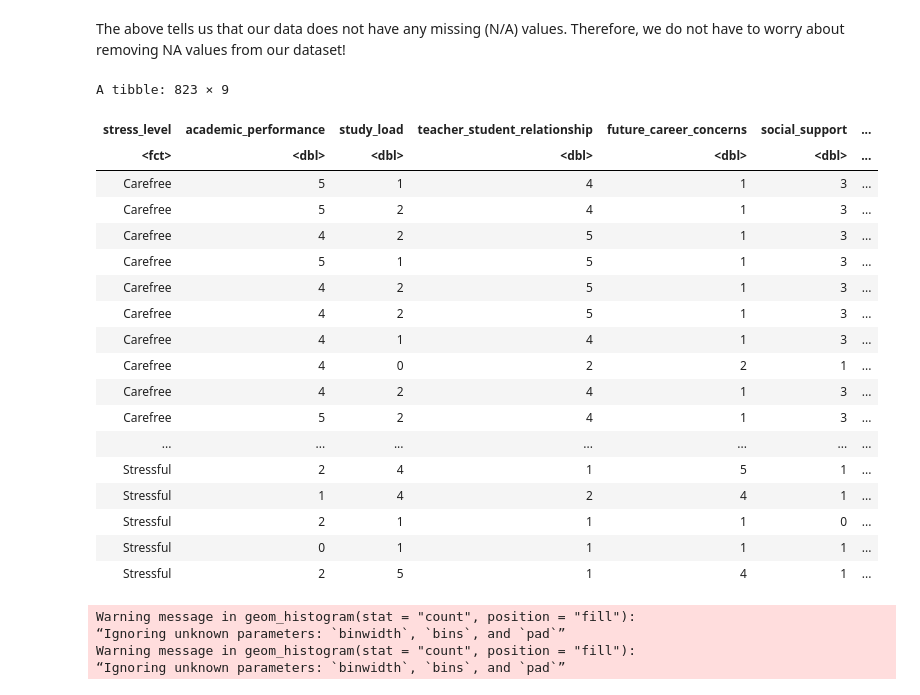
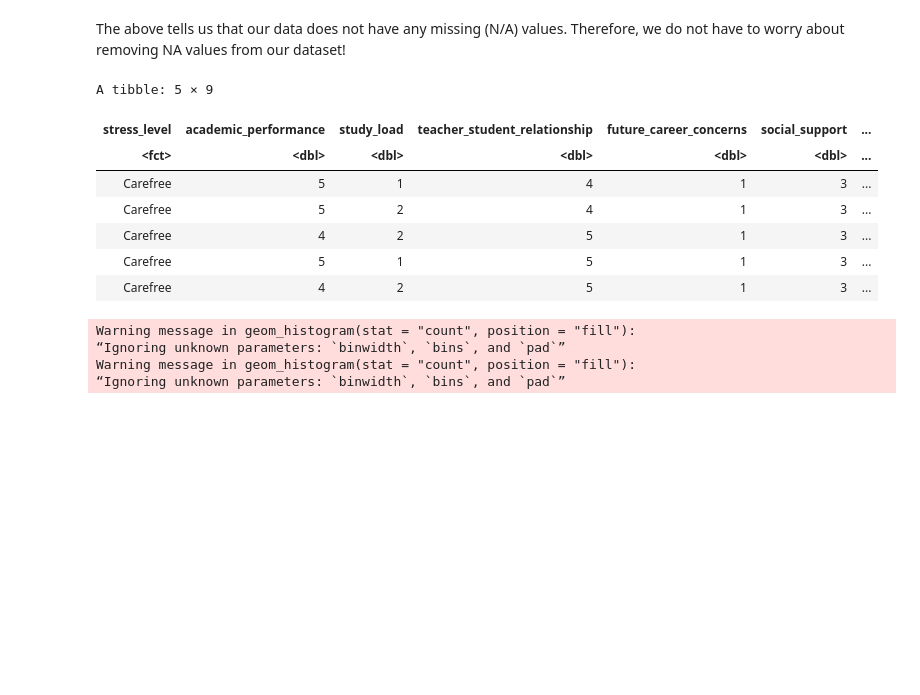
Before and after one commit to Ivvvyyan/dsci-group-11, a Jupyter notebook: V2.ipynb, the cells around one changed output. Saved outputs shown, nothing was run; the diff lists cells and outputs as text; code cells hidden in the pictures; blank space fills up the shorter version.

```diff
--- a/V2.ipynb
+++ b/V2.ipynb
@@ -103,30 +100,21 @@ select(stress_level, academic_performance, study_load,
        bullying)
 # %%
 #Splitting the data into training and testing set.
+set.seed(12345)
+
 stress_split <- initial_split(stress_selected, prop = 0.75, strata = stress_level)
 stress_training <- training(stress_split)
 stress_testing <- testing(stress_split)
-stress_training
+head(stress_training, n = 5)
 # %% [output]
-A tibble: 823 × 9
+A tibble: 5 × 9
 | stress_level | academic_performance | study_load | teacher_student_relationship | future_career_concerns | social_support | ... |
 | <fct> | <dbl> | <dbl> | <dbl> | <dbl> | <dbl> | ... |
 | Carefree | 5 | 1 | 4 | 1 | 3 | ... |
 | Carefree | 5 | 2 | 4 | 1 | 3 | ... |
 | Carefree | 4 | 2 | 5 | 1 | 3 | ... |
 | Carefree | 5 | 1 | 5 | 1 | 3 | ... |
 | Carefree | 4 | 2 | 5 | 1 | 3 | ... |
-| Carefree | 4 | 2 | 5 | 1 | 3 | ... |
-| Carefree | 4 | 1 | 4 | 1 | 3 | ... |
-| Carefree | 4 | 0 | 2 | 2 | 1 | ... |
-| Carefree | 4 | 2 | 4 | 1 | 3 | ... |
-| Carefree | 5 | 2 | 4 | 1 | 3 | ... |
-| ... | ... | ... | ... | ... | ... | ... |
-| Stressful | 2 | 4 | 1 | 5 | 1 | ... |
-| Stressful | 1 | 4 | 2 | 4 | 1 | ... |
-| Stressful | 2 | 1 | 1 | 1 | 0 | ... |
-| Stressful | 0 | 1 | 1 | 1 | 1 | ... |
-| Stressful | 2 | 5 | 1 | 4 | 1 | ... |
 # %%
 options(repr.plot.width = 8, repr.plot.height = 6)
 
```
Also changed, not shown: parts of 1 cell of this notebook.
